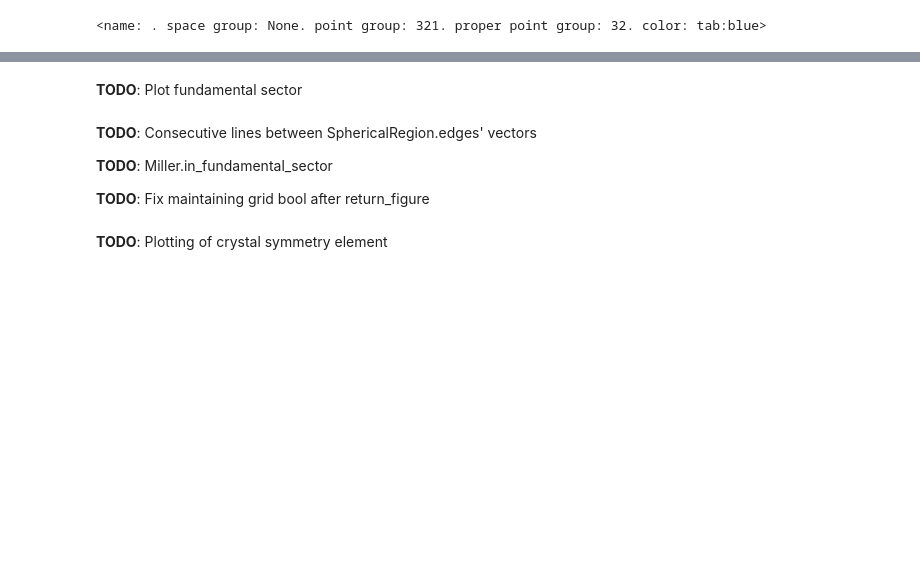
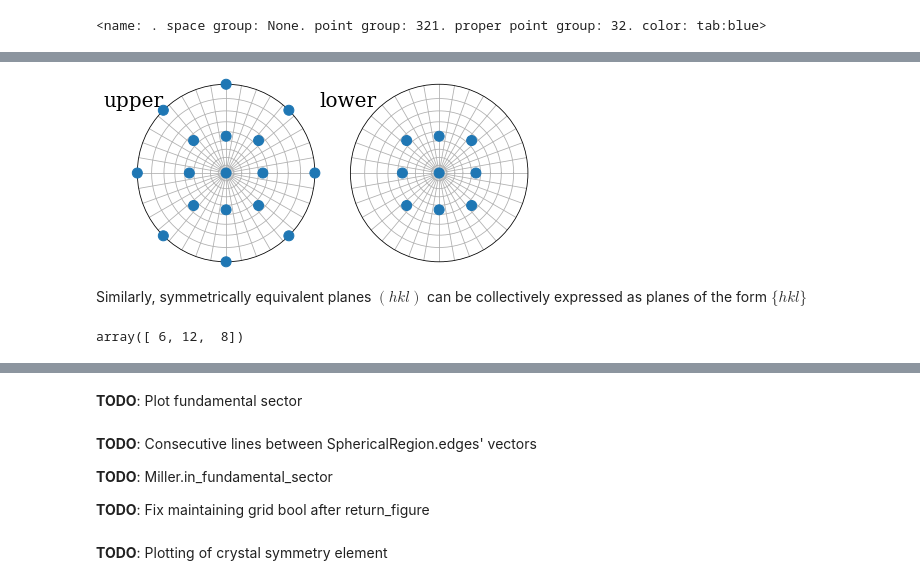
Before and after one commit to pyxem/orix, a Jupyter notebook: doc/crystal_geometry.ipynb, the cells around one changed output, grey strips where cells are left out. Cells and saved outputs as stored; diff of their text form; code cells hidden in the pictures; blank space fills up the shorter version.

```diff
--- a/doc/crystal_geometry.ipynb
+++ b/doc/crystal_geometry.ipynb
@@ -357,0 +346,5 @@ _ = fig.axes[0].plot(fs.edges.azimuth.data, fs.edges.polar.data, c="r")
+# %%
+cubic = Phase(point_group="m-3m", structure=Structure(lattice=Lattice(1, 1, 1, 90, 90, 90)))
+fig = Miller(hkl=[[1, 0, 0], [1, 1, 0], [1, 1, 1]], phase=cubic).symmetrise(unique=True).scatter(hemisphere="both", return_figure=True)
+# %% [output]
+[figure, added]
@@ -357,0 +353,8 @@ _ = fig.axes[0].plot(fs.edges.azimuth.data, fs.edges.polar.data, c="r")
+# %% [markdown]
+Similarly, symmetrically equivalent planes $(hkl)$ can be collectively
+expressed as planes of the form $\{hkl\}$
+# %%
+m10 = Miller(hkl=[[1, 0, 0], [1, 1, 0], [1, 1, 1]], phase=cubic)
+m10.multiplicity
+# %% [output]
+array([ 6, 12,  8])
```
Also changed, not shown: parts of 108 cells of this notebook, 2 other files.
